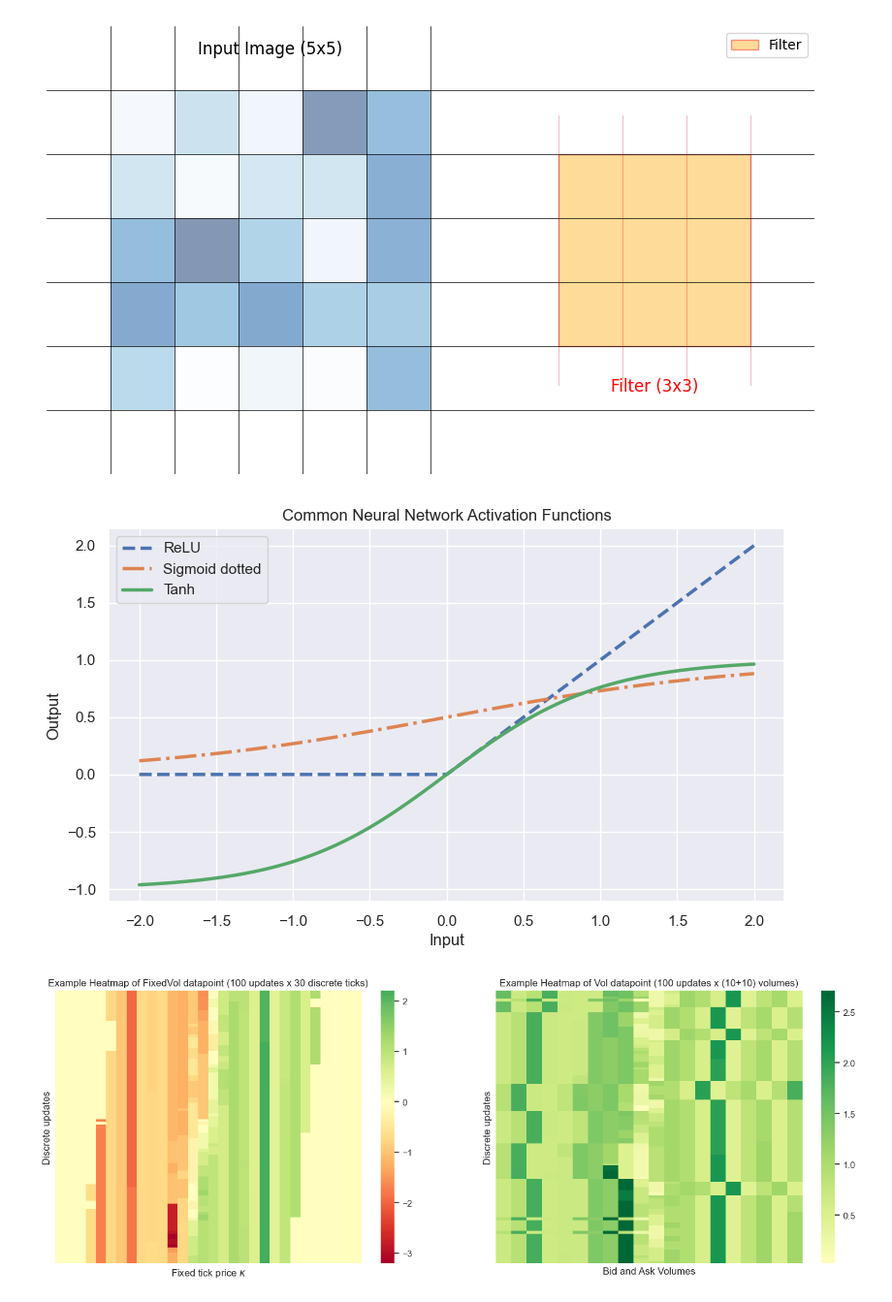
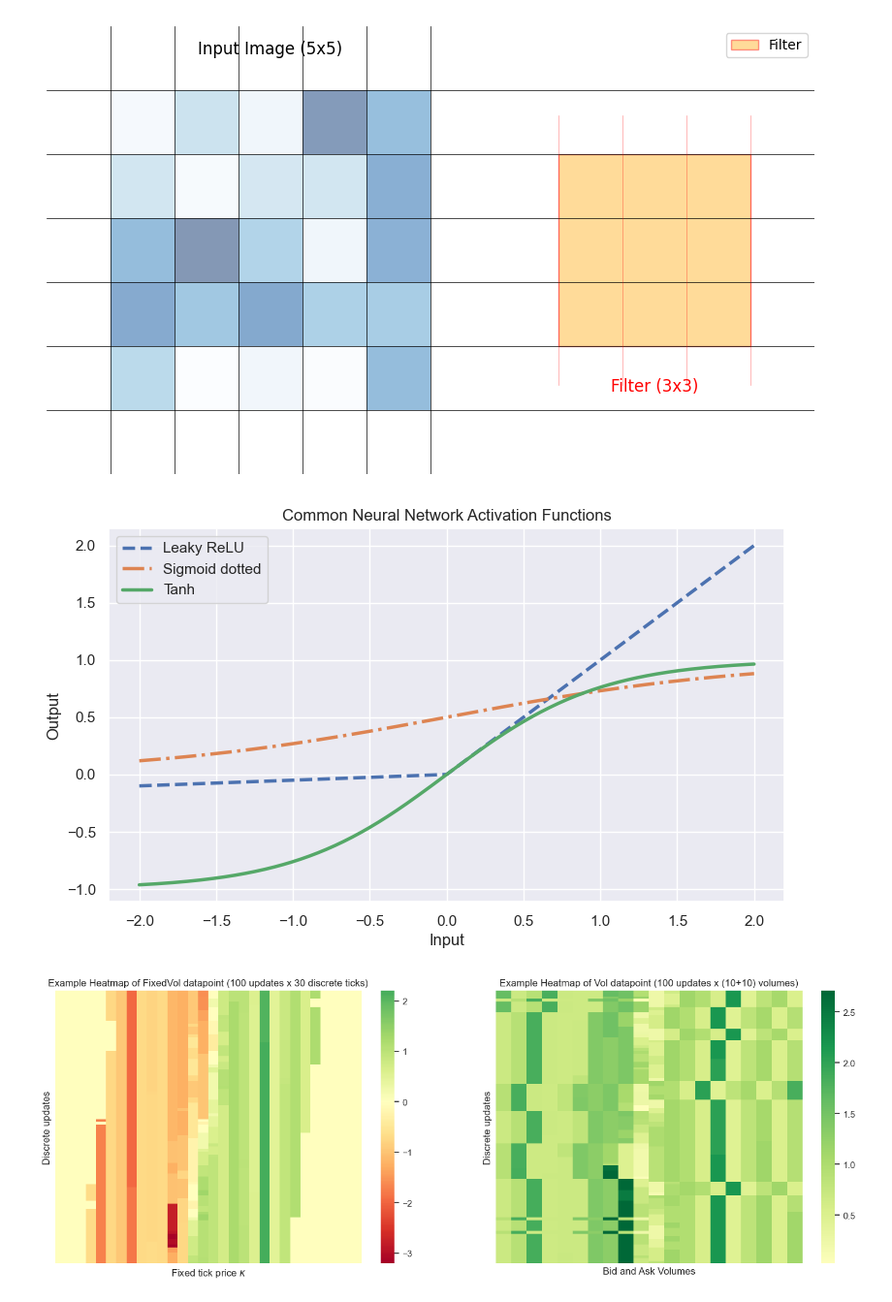
Before and after one commit to benhunt19/deep-lob-project, a Jupyter notebook: src/notebooks/genericNotebook.ipynb, the cells around one changed output. Shown: that part at 97% size. Drawn from its saved outputs; the diff is of its cells as text; code cells hidden in the pictures.

```diff
--- a/src/notebooks/genericNotebook.ipynb
+++ b/src/notebooks/genericNotebook.ipynb
@@ -313,32 +313,26 @@ plt.show()
 # %%
 import numpy as np
 import matplotlib.pyplot as plt
 import seaborn as sns
 sns.set()
 x = np.linspace(-2, 2, 500)
-relu = np.maximum(0, x)
+alpha = 0.05
+leaky_relu = np.where(x > 0, x, alpha * x)
 sigmoid = 1 / (1 + np.exp(-x))
 tanh = np.tanh(x)
 
 plt.figure(figsize=(9, 5))
-plt.plot(x, relu, label='ReLU', linewidth=2.5, linestyle='--')
-# Common matplotlib line styles:
-# '-'   : solid line
-# '--'  : dashed line
-# '-.'  : dash-dot line
-# ':'   : dotted line
-# '' or ' ' : no line (just markers)
-
-plt.plot(x, sigmoid, label='Sigmoid dotted', linewidth=2.5, linestyle='-.')    # dotted
+plt.plot(x, leaky_relu, label='Leaky ReLU', linewidth=2.5, linestyle='--')
+plt.plot(x, sigmoid, label='Sigmoid dotted', linewidth=2.5, linestyle='-.')
 plt.plot(x, tanh, label='Tanh', linewidth=2.5)
 plt.title('Common Neural Network Activation Functions')
 plt.xlabel('Input')
 plt.ylabel('Output')
 plt.legend()
 plt.grid(True)
 plt.show()
 # %% [output]
-[figure, old version]
+[figure, new version]
 # %%
 import numpy as np
 import seaborn as sns
```
Also changed, not shown: parts of 3 cells of this notebook, 3 other files.
